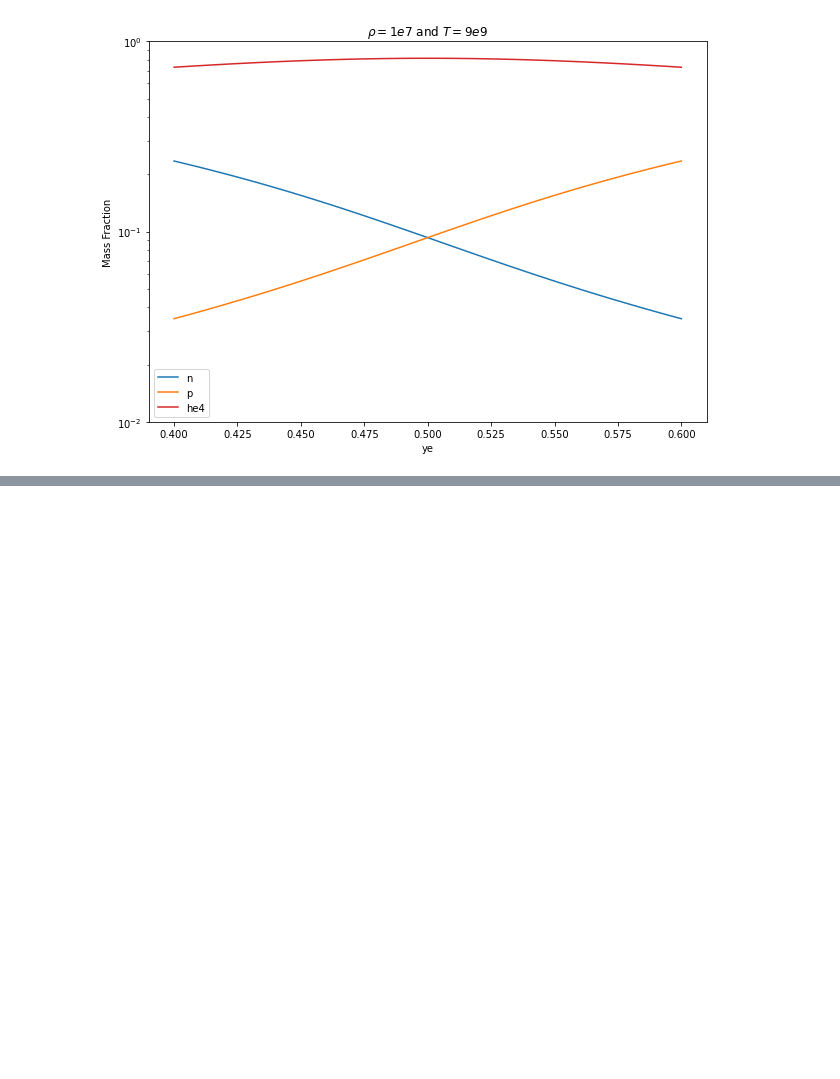
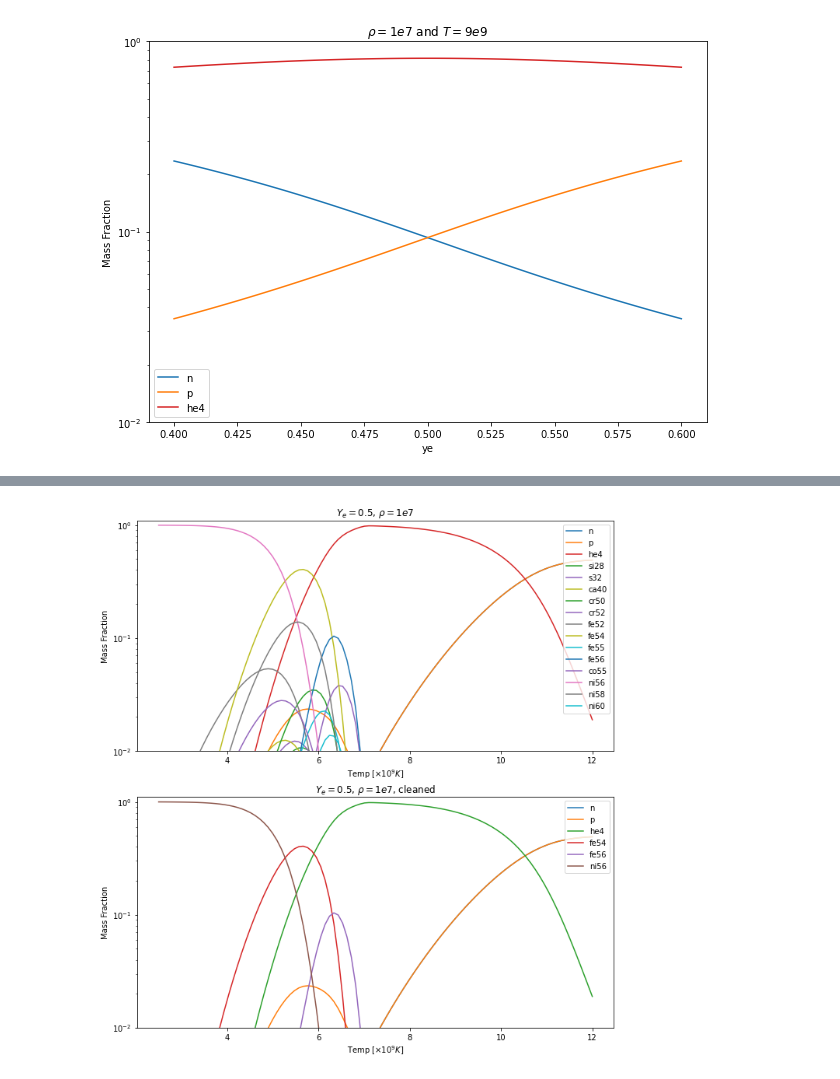
Before and after one commit to pynucastro/paper_notebooks, a Jupyter notebook: nse.ipynb, the cells around one changed output, grey strips where cells are left out. Drawn from its saved outputs; the diff is of its cells as text; code cells hidden in the pictures; blank space fills up the shorter version.

```diff
--- a/nse.ipynb
+++ b/nse.ipynb
@@ -144,31 +150,33 @@ paper_nucs = ["p", "n", "he4", "ni56", "fe54", "fe56"]
 paper_nucs = list(map(pyna.Nucleus, paper_nucs))
 
 low_limit = 1e-2
 fig = plt.figure(figsize=(11,12))
 ax = fig.add_subplot(211)
 ax1 = fig.add_subplot(212)
 for k in range(len(nuc_names)):
     if nuc_names[k] in paper_nucs:
         line1, = ax1.plot(temps, X_s[:,k])
         if (max(X_s[:,k]) > low_limit):
             line1.set_label(str(nuc_names[k]))
 
     line, = ax.plot(temps, X_s[:,k])
     if (max(X_s[:,k]) > low_limit):
         line.set_label(str(nuc_names[k]))
 
 ax.legend(loc = "upper right")
 ax.set_xlabel(r'Temp $[\times 10^9 K]$')
 ax.set_ylabel('Mass Fraction')
 ax.set_yscale('log')
 ax.set_ylim([low_limit,1.1])
 ax.set_title(r"$Y_e = 0.5$, $\rho = 1e7$")
 
 ax1.legend(loc = "upper right")
 ax1.set_xlabel(r'Temp $[\times 10^9 K]$')
 ax1.set_ylabel('Mass Fraction')
 ax1.set_yscale('log')
 ax1.set_ylim([low_limit,1.1])
-ax1.set_title(r"$Y_e = 0.5$, $\rho = 1e7, cleaned$")
+ax1.set_title(r"$Y_e = 0.5$, $\rho = 1e7$, cleaned")
 
 plt.savefig("nse_fig4.pdf", format="pdf")
+# %% [output]
+[figure, added]
```
Also changed, not shown: parts of 4 cells of this notebook.
